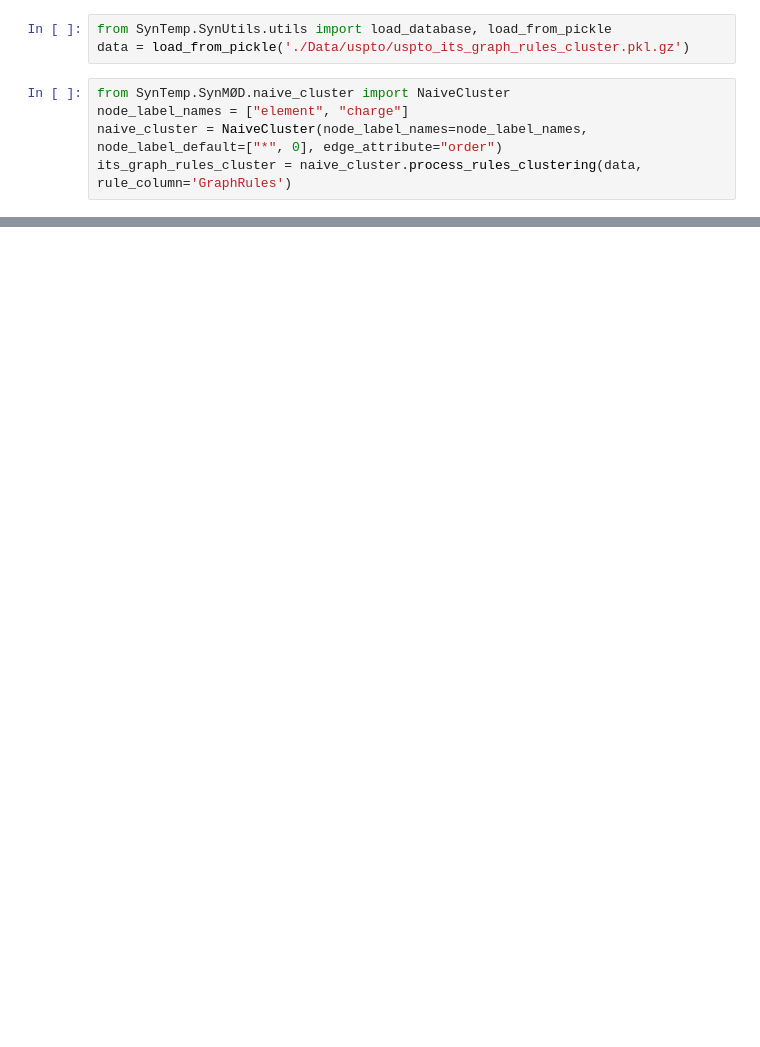
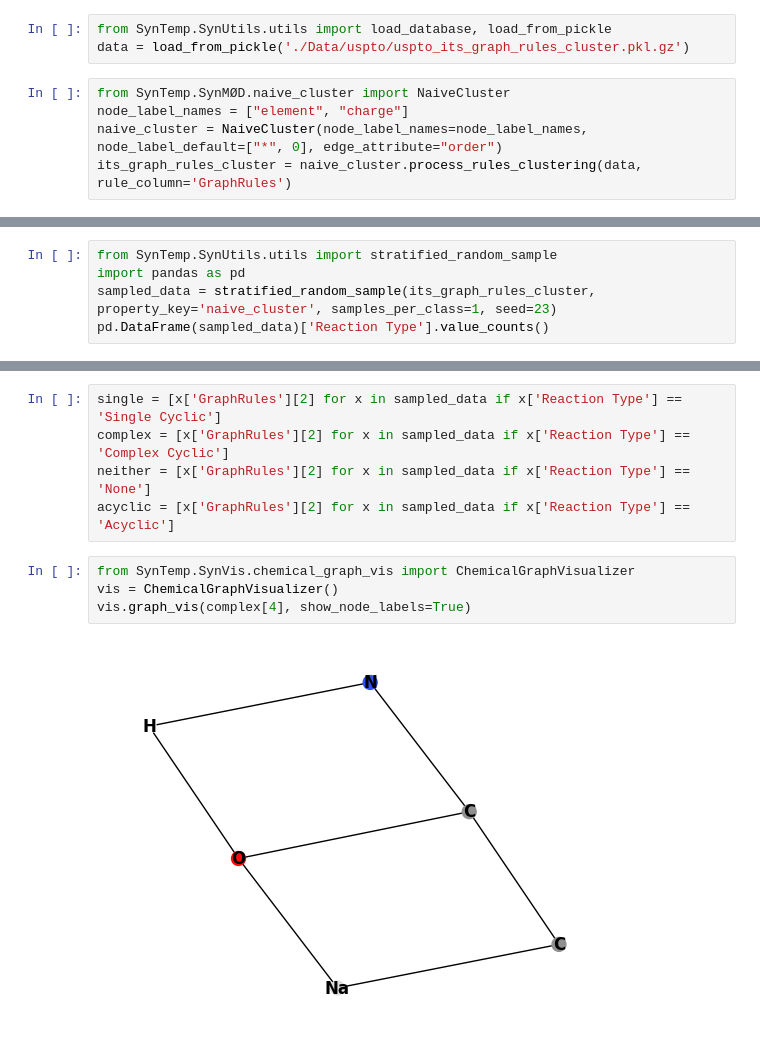
Before and after one commit to TieuLongPhan/SynTemp, a Jupyter notebook: test.ipynb, the cells around one changed output, grey strips where cells are left out. Cells and saved outputs as stored; diff of their text form; blank space fills up the shorter version.

Commit message:
update visual

```diff
--- a/test.ipynb
+++ b/test.ipynb
@@ -108,0 +22,5 @@ nx.draw(G, with_labels=True)
+# %%
+from SynTemp.SynUtils.utils import stratified_random_sample
+import pandas as pd
+sampled_data = stratified_random_sample(its_graph_rules_cluster, property_key='naive_cluster', samples_per_class=1, seed=23)
+pd.DataFrame(sampled_data)['Reaction Type'].value_counts()
@@ -108,0 +41,11 @@ nx.draw(G, with_labels=True)
+# %%
+single = [x['GraphRules'][2] for x in sampled_data if x['Reaction Type'] == 'Single Cyclic']
+complex = [x['GraphRules'][2] for x in sampled_data if x['Reaction Type'] == 'Complex Cyclic']
+neither = [x['GraphRules'][2] for x in sampled_data if x['Reaction Type'] == 'None']
+acyclic = [x['GraphRules'][2] for x in sampled_data if x['Reaction Type'] == 'Acyclic']
+# %%
+from SynTemp.SynVis.chemical_graph_vis import ChemicalGraphVisualizer
+vis = ChemicalGraphVisualizer()
+vis.graph_vis(complex[4], show_node_labels=True)
+# %% [output]
+[figure, added]
```
Also changed, not shown: parts of 56 cells of this notebook, 8 other files.
